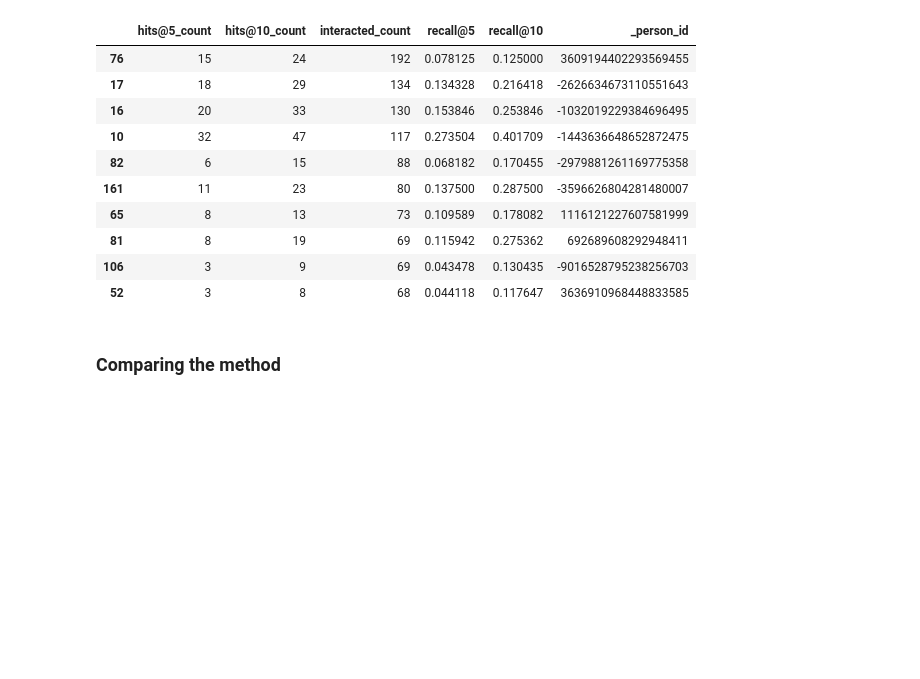
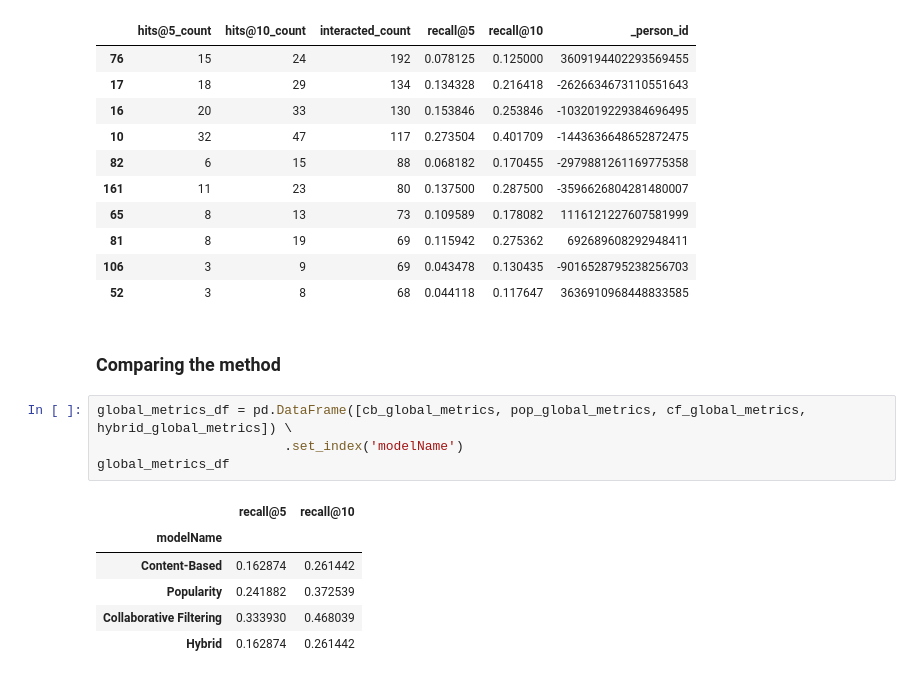
Before and after one commit to JIPiration/kaggles, a Jupyter notebook: Dataset_articles-sharing-and-reading-from-CI&T-DeskDrop/03_recommender-systems-in-python-101.ipynb, the cells around one changed output. Saved outputs shown, nothing was run; the diff lists cells and outputs as text; blank space fills up the shorter version.

```diff
--- a/Dataset_articles-sharing-and-reading-from-CI&T-DeskDrop/03_recommender-systems-in-python-101.ipynb
+++ b/Dataset_articles-sharing-and-reading-from-CI&T-DeskDrop/03_recommender-systems-in-python-101.ipynb
@@ -923,3 +923,14 @@ Global metrics:
 | 52 | 3 | 8 | 68 | 0.044118 | 0.117647 | 3636910968448833585 |
 # %% [markdown]
 ### __Comparing the method__
+# %%
+global_metrics_df = pd.DataFrame([cb_global_metrics, pop_global_metrics, cf_global_metrics, hybrid_global_metrics]) \
+                        .set_index('modelName')
+global_metrics_df
+# %% [output]
+|  | recall@5 | recall@10 |
+| modelName |  |  |
+| Content-Based | 0.162874 | 0.261442 |
+| Popularity | 0.241882 | 0.372539 |
+| Collaborative Filtering | 0.333930 | 0.468039 |
+| Hybrid | 0.162874 | 0.261442 |
```
Also changed, not shown: parts of 8 cells of this notebook.
